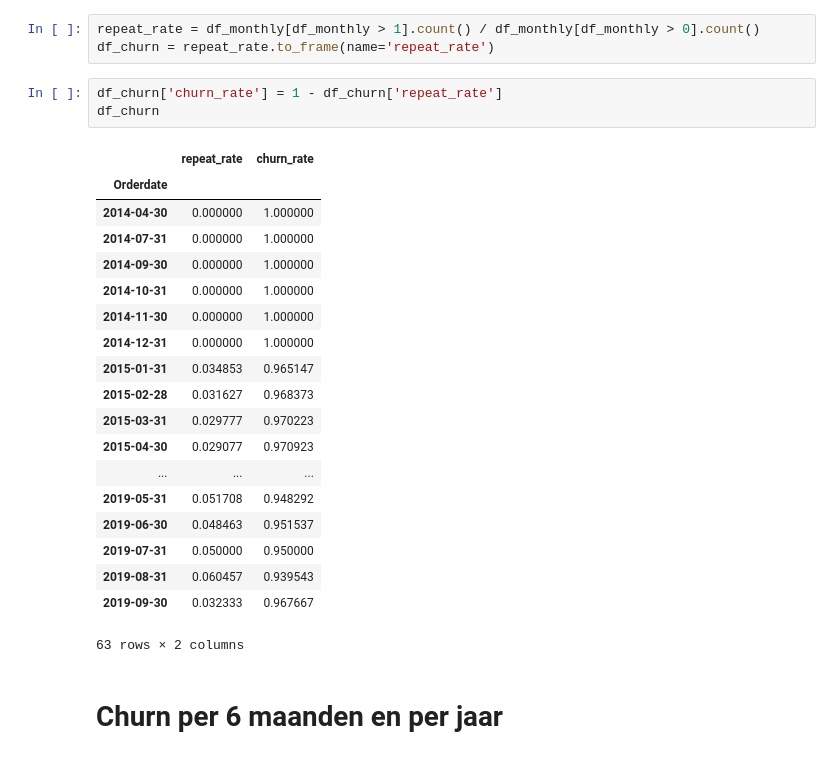
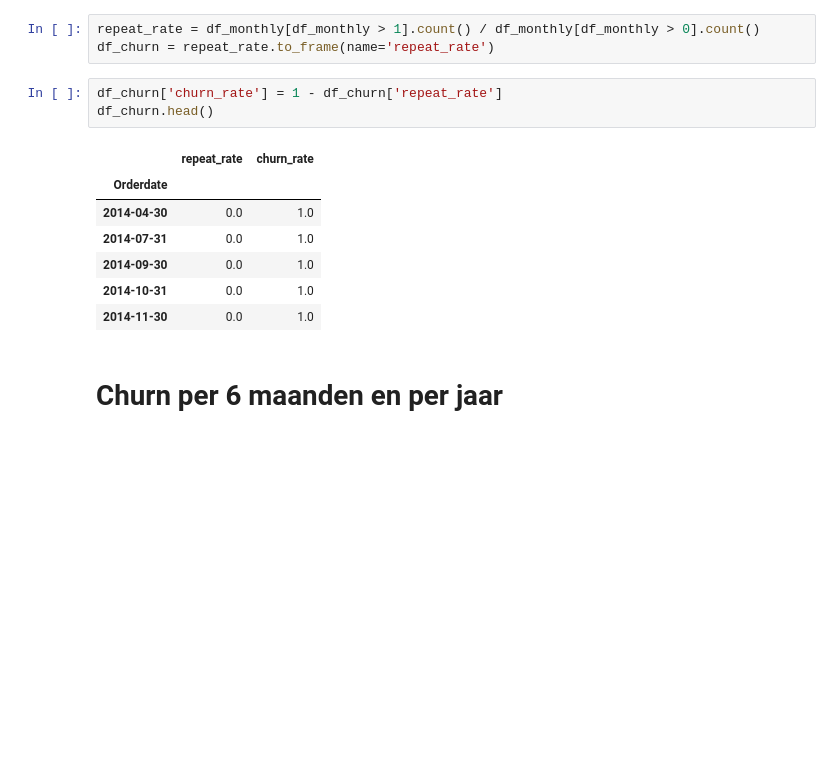
Before and after one commit to iwb-digital-growth-agency/python, a Jupyter notebook: CLV_Maxilia - nieuwe data set.ipynb, the cells around one changed output. Saved outputs shown, nothing was run; the diff lists cells and outputs as text; blank space fills up the shorter version.

```diff
--- a/CLV_Maxilia - nieuwe data set.ipynb
+++ b/CLV_Maxilia - nieuwe data set.ipynb
@@ -252,27 +250,15 @@ repeat_rate = df_monthly[df_monthly > 1].count() / df_monthly[df_monthly > 0].co
 df_churn = repeat_rate.to_frame(name='repeat_rate')
 # %%
 df_churn['churn_rate'] = 1 - df_churn['repeat_rate']
-df_churn
+df_churn.head()
 # %% [output]
 |  | repeat_rate | churn_rate |
 | Orderdate |  |  |
-| 2014-04-30 | 0.000000 | 1.000000 |
-| 2014-07-31 | 0.000000 | 1.000000 |
-| 2014-09-30 | 0.000000 | 1.000000 |
-| 2014-10-31 | 0.000000 | 1.000000 |
-| 2014-11-30 | 0.000000 | 1.000000 |
-| 2014-12-31 | 0.000000 | 1.000000 |
-| 2015-01-31 | 0.034853 | 0.965147 |
-| 2015-02-28 | 0.031627 | 0.968373 |
-| 2015-03-31 | 0.029777 | 0.970223 |
-| 2015-04-30 | 0.029077 | 0.970923 |
-| ... | ... | ... |
-| 2019-05-31 | 0.051708 | 0.948292 |
-| 2019-06-30 | 0.048463 | 0.951537 |
-| 2019-07-31 | 0.050000 | 0.950000 |
-| 2019-08-31 | 0.060457 | 0.939543 |
-| 2019-09-30 | 0.032333 | 0.967667 |
+| 2014-04-30 | 0.0 | 1.0 |
+| 2014-07-31 | 0.0 | 1.0 |
+| 2014-09-30 | 0.0 | 1.0 |
+| 2014-10-31 | 0.0 | 1.0 |
+| 2014-11-30 | 0.0 | 1.0 |
-63 rows × 2 columns
 # %% [markdown]
 # Churn per 6 maanden en per jaar
 # %%
```
Also changed, not shown: parts of 8 cells of this notebook, 3 other files.
